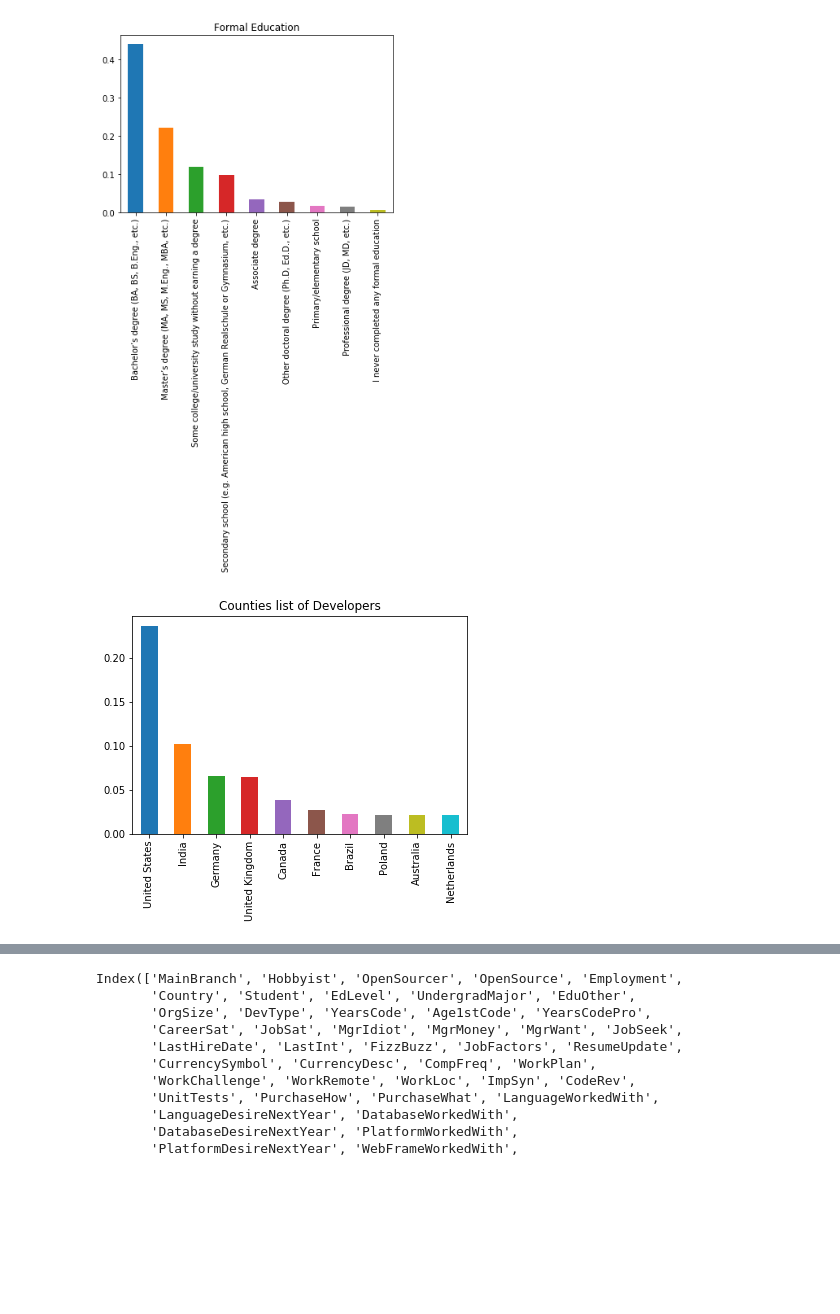
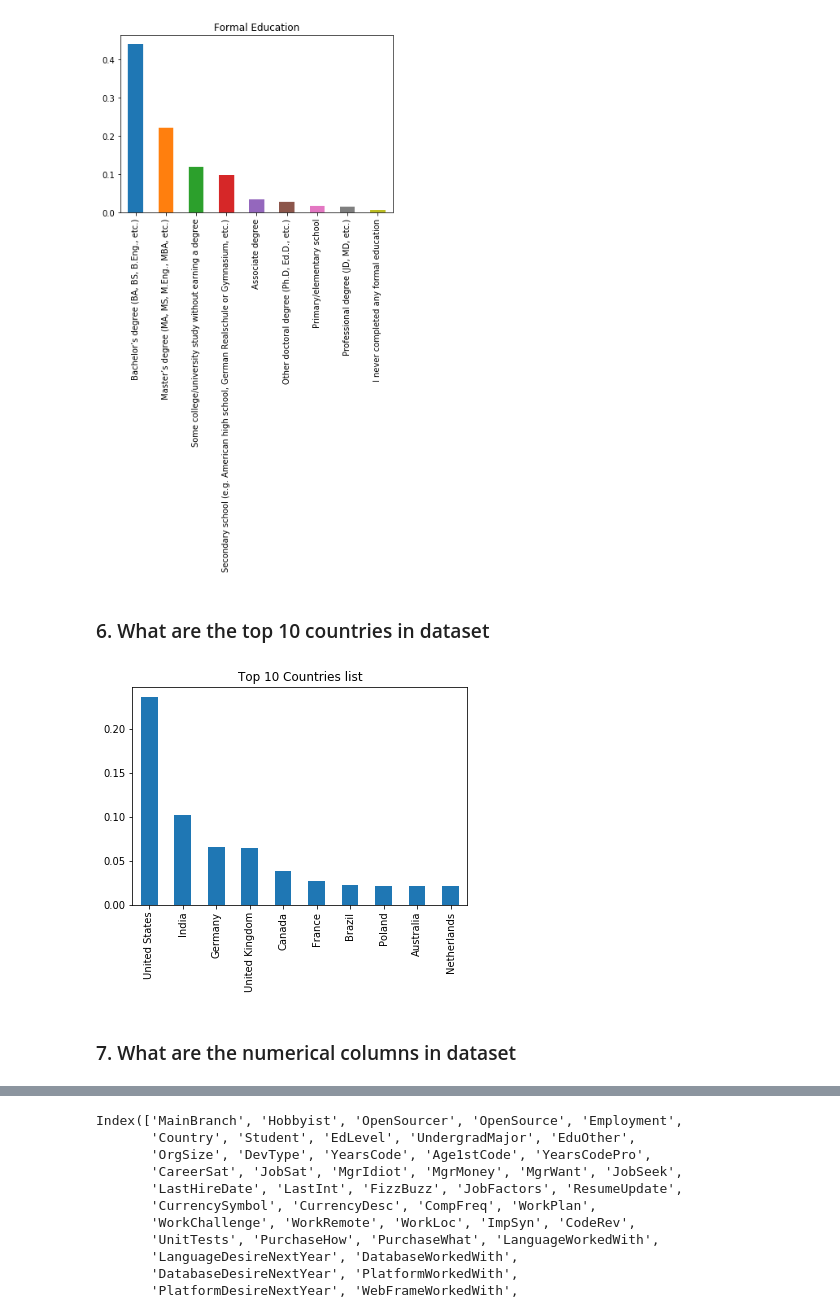
Before and after one commit to diwakarmalla/stackoverflow_insights, a Jupyter notebook: notebooks/A Look at the Data.ipynb, the cells around one changed output, grey strips where cells are left out. Cells and saved outputs as stored; diff of their text form; code cells hidden in the pictures; blank space fills up the shorter version.

```diff
--- a/notebooks/EDA.ipynb
+++ b/notebooks/A Look at the Data.ipynb
@@ -64,14 +64,18 @@ degree_counts.plot(kind = 'bar');
 plt.title('Formal Education');
 # %% [output]
 [figure]
+# %% [markdown]
+### 6. What are the top 10 countries in dataset
 # %%
 # Top 10 Countries of developers in dataset
 countries_list = df.Country.value_counts()/df.shape[0]
 
 countries_list[:10].plot(kind='bar');
-plt.title('Counties list of Developers');
+plt.title('Top 10 Countries list');
 # %% [output]
-[figure, old version]
+[figure, new version]
+# %% [markdown]
+### 7. What are the numerical columns in dataset
 # %%
 # Numerical columns in dataset
 df.select_dtypes(include=['float', 'int']).columns
```
Also changed, not shown: parts of 9 cells of this notebook, 1 other file.
